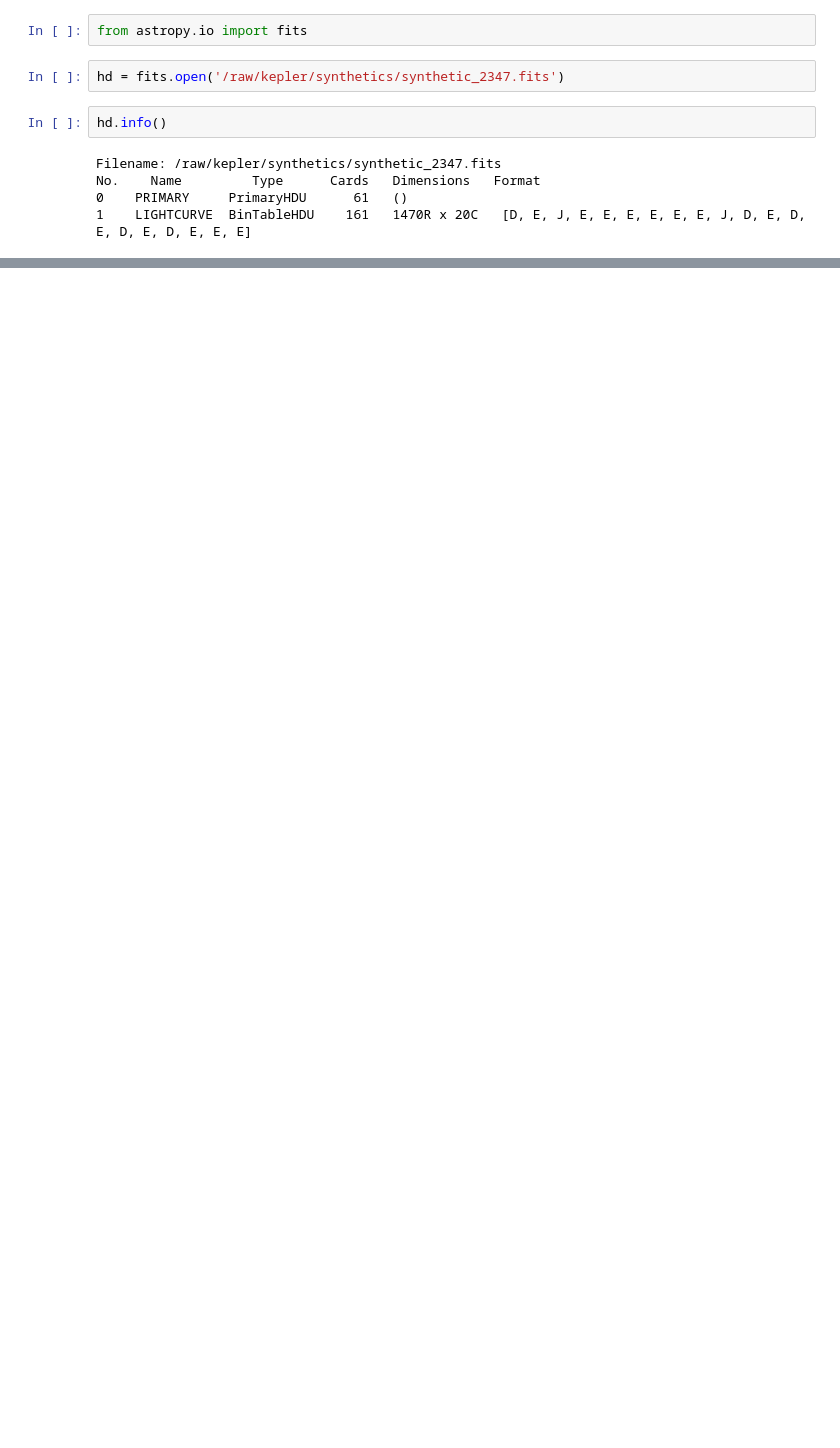
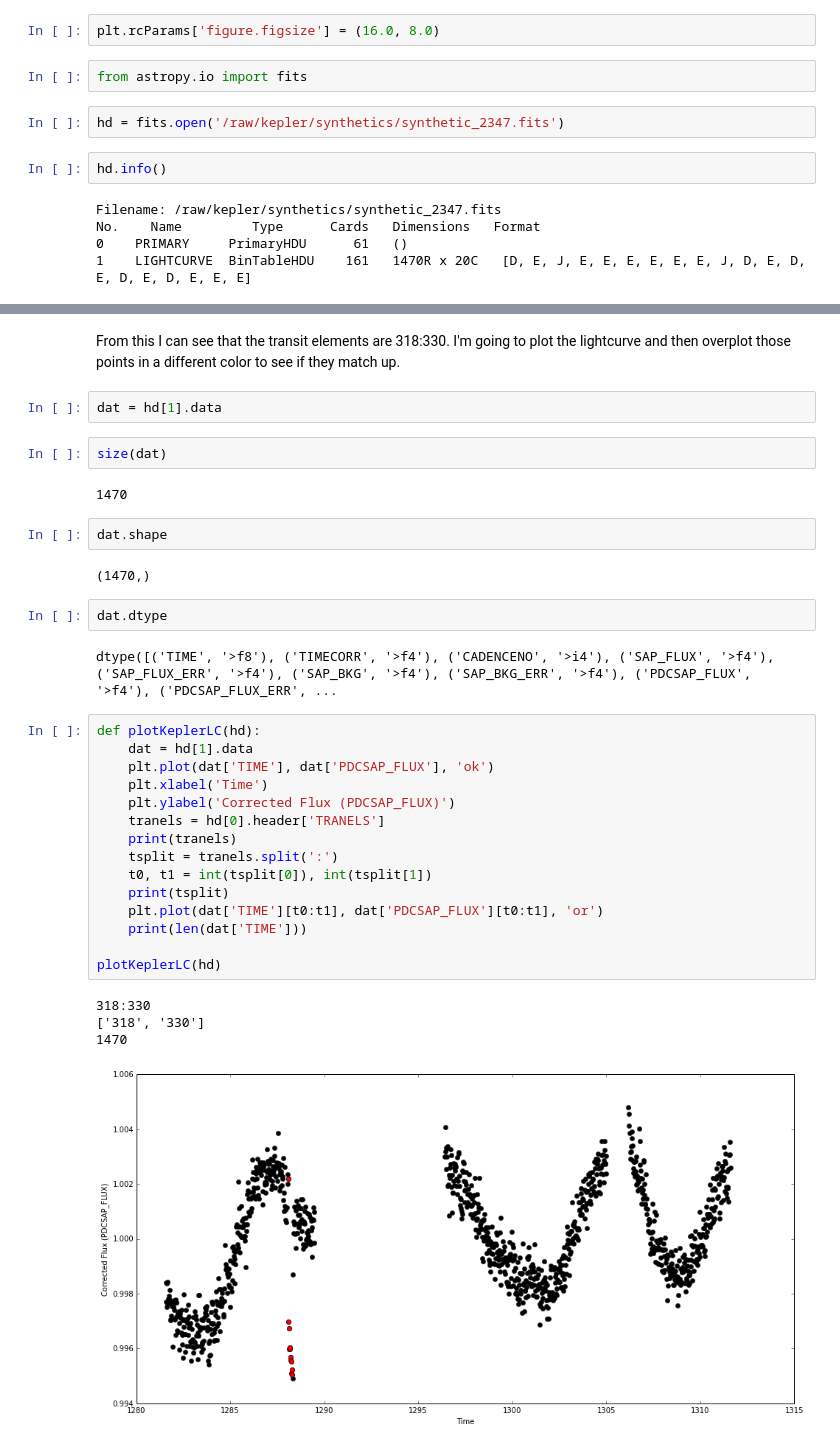
Before and after one commit to mattgiguere/KeplerSynthetics, a Jupyter notebook: KeplerSynthetics.ipynb, the cells around one changed output, grey strips where cells are left out. Drawn from its saved outputs; the diff is of its cells as text; blank space fills up the shorter version.

Commit message:
added plot and header info

```diff
--- a/KeplerSynthetics.ipynb
+++ b/KeplerSynthetics.ipynb
@@ -6,6 +6,8 @@ This notebook restores a synthetic light curve and plots it to make sure the hig
 %pylab inline
 # %% [output]
 Populating the interactive namespace from numpy and matplotlib
+# %%
+plt.rcParams['figure.figsize'] = (16.0, 8.0)
 # %%
 from astropy.io import fits
 # %%
@@ -19,0 +42,36 @@ No.    Name         Type      Cards   Dimensions   Format
+# %% [markdown]
+From this I can see that the transit elements are 318:330. I'm going to plot the lightcurve and then overplot those points in a different color to see if they match up.
+# %%
+dat = hd[1].data
+# %%
+size(dat)
+# %% [output]
+1470
+# %%
+dat.shape
+# %% [output]
+(1470,)
+# %%
+dat.dtype
+# %% [output]
+dtype([('TIME', '>f8'), ('TIMECORR', '>f4'), ('CADENCENO', '>i4'), ('SAP_FLUX', '>f4'), ('SAP_FLUX_ERR', '>f4'), ('SAP_BKG', '>f4'), ('SAP_BKG_ERR', '>f4'), ('PDCSAP_FLUX', '>f4'), ('PDCSAP_FLUX_ERR', ...
+# %%
+def plotKeplerLC(hd):
+    dat = hd[1].data
+    plt.plot(dat['TIME'], dat['PDCSAP_FLUX'], 'ok')
+    plt.xlabel('Time')
+    plt.ylabel('Corrected Flux (PDCSAP_FLUX)')
+    tranels = hd[0].header['TRANELS']
+    print(tranels)
+    tsplit = tranels.split(':')
+    t0, t1 = int(tsplit[0]), int(tsplit[1])
+    print(tsplit)
+    plt.plot(dat['TIME'][t0:t1], dat['PDCSAP_FLUX'][t0:t1], 'or')
+    print(len(dat['TIME']))
+
+plotKeplerLC(hd)
+# %% [output]
+318:330
+['318', '330']
+1470
+[figure, added]
```
Also changed, not shown: parts of 5 cells of this notebook.
